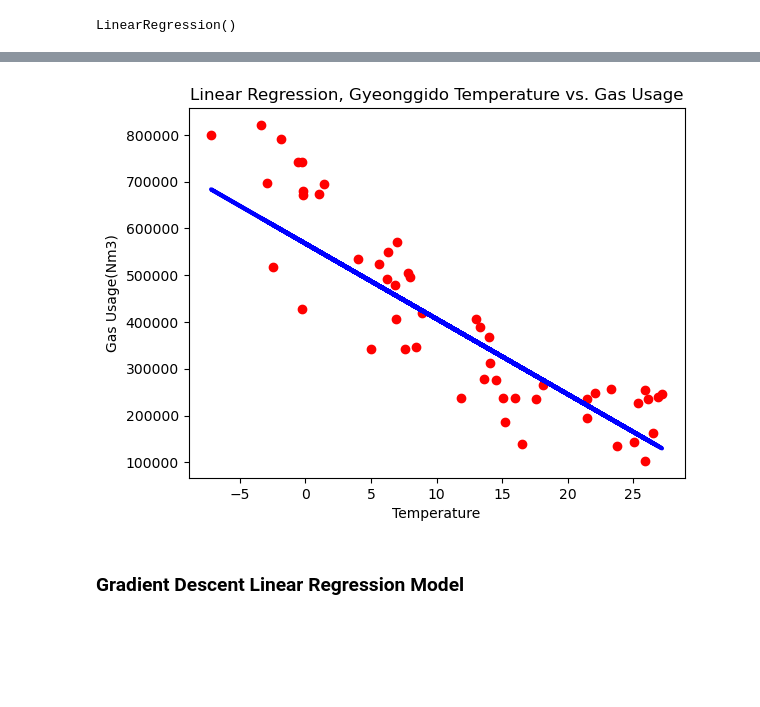
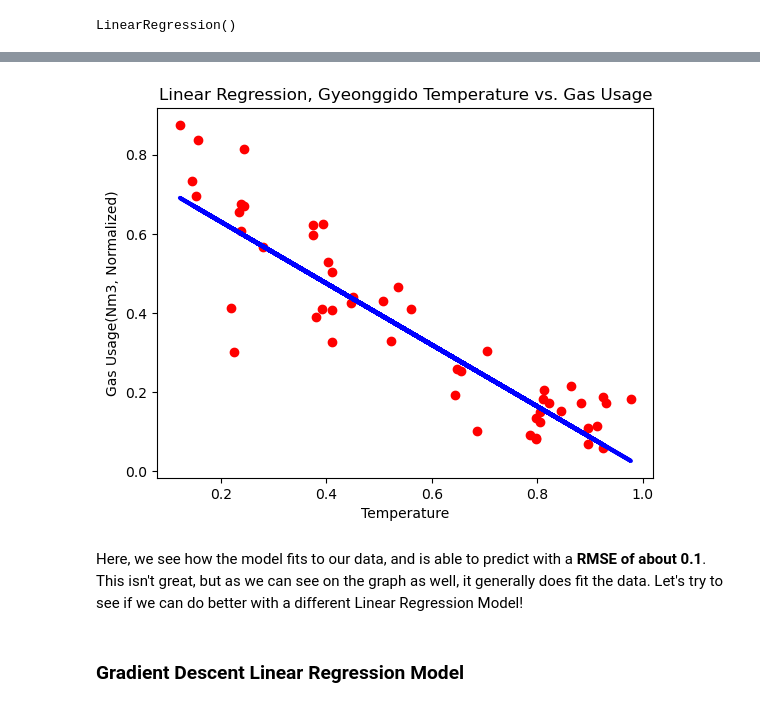
Before and after one commit to kevinjin21/AIMLProjects, a Jupyter notebook: Capstone/Modeling.ipynb, the cells around one changed output, grey strips where cells are left out. Saved outputs shown, nothing was run; the diff lists cells and outputs as text; code cells hidden in the pictures; blank space fills up the shorter version.

```diff
--- a/Capstone/Modeling.ipynb
+++ b/Capstone/Modeling.ipynb
@@ -195,0 +204,5 @@ dtype: int64
+# %%
+def normalize(df):
+    for column in df.columns:
+        df[column] = (df[column] - df[column].min()) / (df[column].max() - df[column].min())
+    return df
@@ -196,8 +211,11 @@ dtype: int64
+# %%
+weather_norm = normalize(weather)
+gas_norm = normalize(gas)
 # %% [markdown]
 ### Split data to test and training sets
 Split data into training and testing data, with an 80/20 split. Since we have multiple provinces and cities, we can separately train models for each. However, let's first try to train a model using only the 'Gyeonggido' province data.
 # %%
-X_train, X_test, y_train, y_test = train_test_split(weather.Gyeonggido, gas.Gyeonggido_Gas, test_size=0.2)
+X_train, X_test, y_train, y_test = train_test_split(weather_norm.Gyeonggido, gas_norm.Gyeonggido_Gas, test_size=0.2)
 # %%
 print(X_train.shape, y_train.shape)
 X_train.head()
@@ -264,11 +282,13 @@ strong multicollinearity or other numerical problems.
 # %%
 plt.scatter(X_test, y_test, color='r')
 plt.plot(X_test, y_pred, color='b', linewidth=3)
 plt.xlabel('Temperature')
-plt.ylabel('Gas Usage(Nm3)')
+plt.ylabel('Gas Usage(Nm3, Normalized)')
 plt.title('Linear Regression, Gyeonggido Temperature vs. Gas Usage');
 # %% [output]
-[figure, old version]
+[figure, new version]
+# %% [markdown]
+Here, we see how the model fits to our data, and is able to predict with a <b>RMSE of about 0.1</b>. This isn't great, but as we can see on the graph as well, it generally does fit the data. Let's try to see if we can do better with a different Linear Regression Model!
 # %% [markdown]
 ### Gradient Descent Linear Regression Model
 # %%
```
Also changed, not shown: parts of 40 cells of this notebook, 1 other file.
